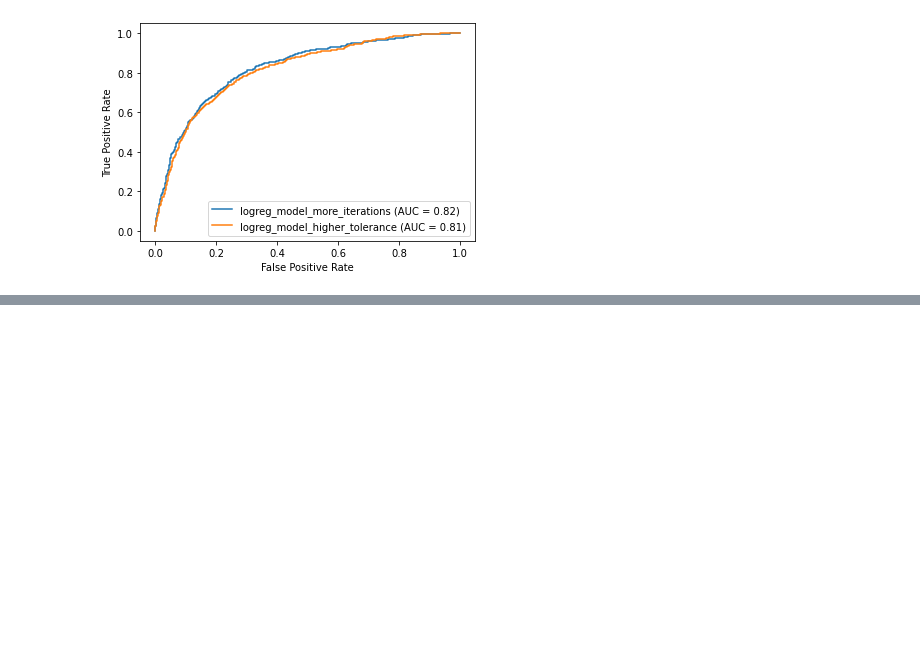
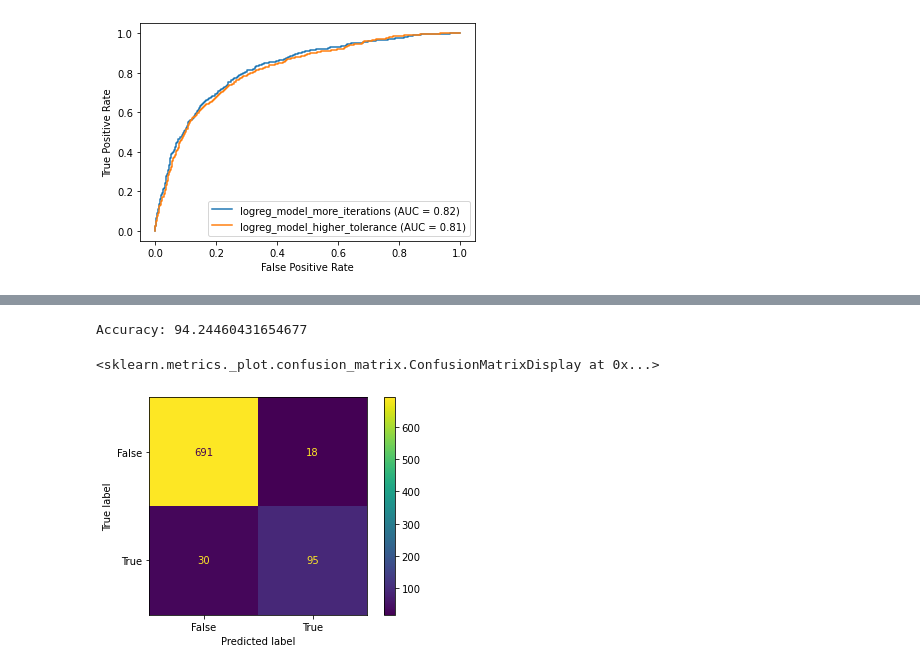
Before and after one commit to anguyen61191/SyriaTel-Customer-Churn, a Jupyter notebook: AndyNotebook.ipynb, the cells around one changed output, grey strips where cells are left out. Saved outputs shown, nothing was run; the diff lists cells and outputs as text; code cells hidden in the pictures; blank space fills up the shorter version.

```diff
--- a/AndyNotebook.ipynb
+++ b/AndyNotebook.ipynb
@@ -628,0 +760,10 @@ plot_roc_curve(log_reg_no_penalty_high_tolerance, X_train_scaled_smote, y_train_
+# %%
+acc = accuracy_score(y_test, y_pred) * 100
+print("Accuracy: {0}".format(acc))
+# %% [output]
+Accuracy: 94.24460431654677
+# %%
+plot_confusion_matrix(dt,X_test_scaled,y_test)
+# %% [output]
+<sklearn.metrics._plot.confusion_matrix.ConfusionMatrixDisplay at 0x...>
+[figure, added]
```
Also changed, not shown: parts of 28 cells of this notebook.
